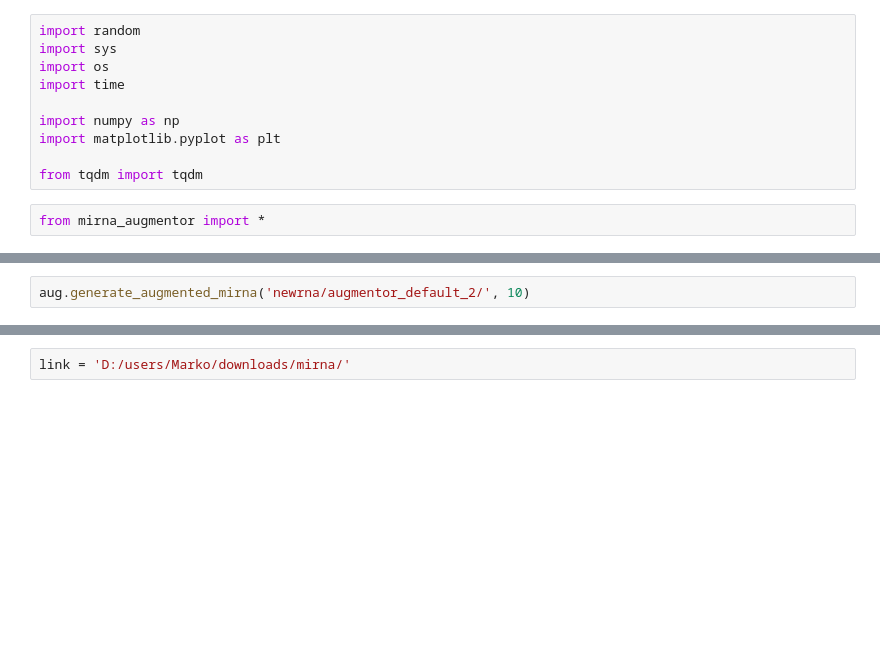
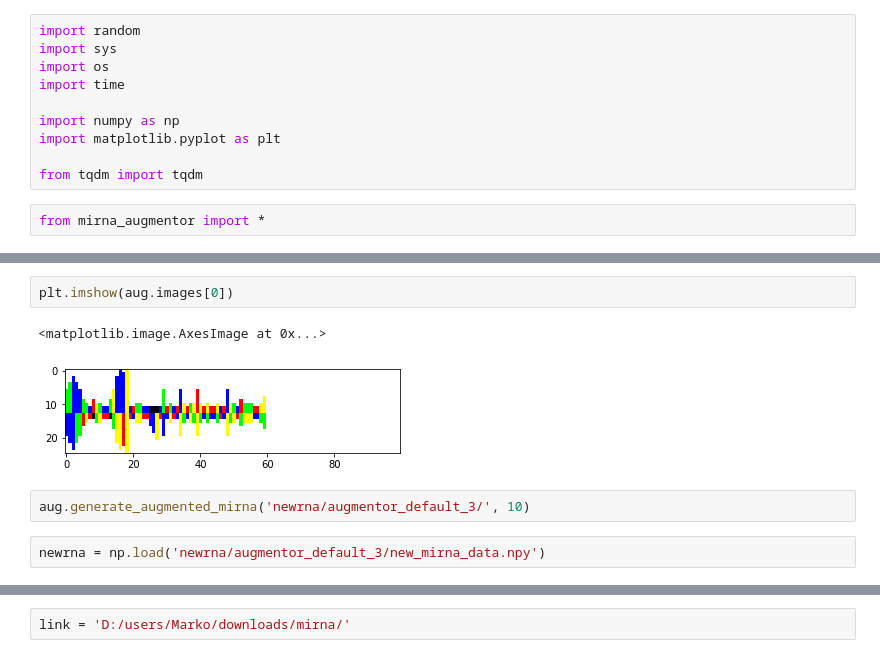
Before and after one commit to marko-petkovic/mirna, a Jupyter notebook: miRNAgeneration/MiRNA augmentation.ipynb, the cells around one changed output, grey strips where cells are left out. Cells and saved outputs as stored; diff of their text form; blank space fills up the shorter version.

```diff
--- a/miRNAgeneration/MiRNA augmentation.ipynb
+++ b/miRNAgeneration/MiRNA augmentation.ipynb
@@ -20,2 +63,9 @@ plt.imshow(aug.augment_mirna(0))
+# %%
+plt.imshow(aug.images[0])
+# %% [output]
+<matplotlib.image.AxesImage at 0x...>
+[figure, added]
 # %%
-aug.generate_augmented_mirna('newrna/augmentor_default_2/', 10)
+aug.generate_augmented_mirna('newrna/augmentor_default_3/', 10)
+# %%
+newrna = np.load('newrna/augmentor_default_3/new_mirna_data.npy')
```
Also changed, not shown: parts of 5 cells of this notebook, 2 other files.
